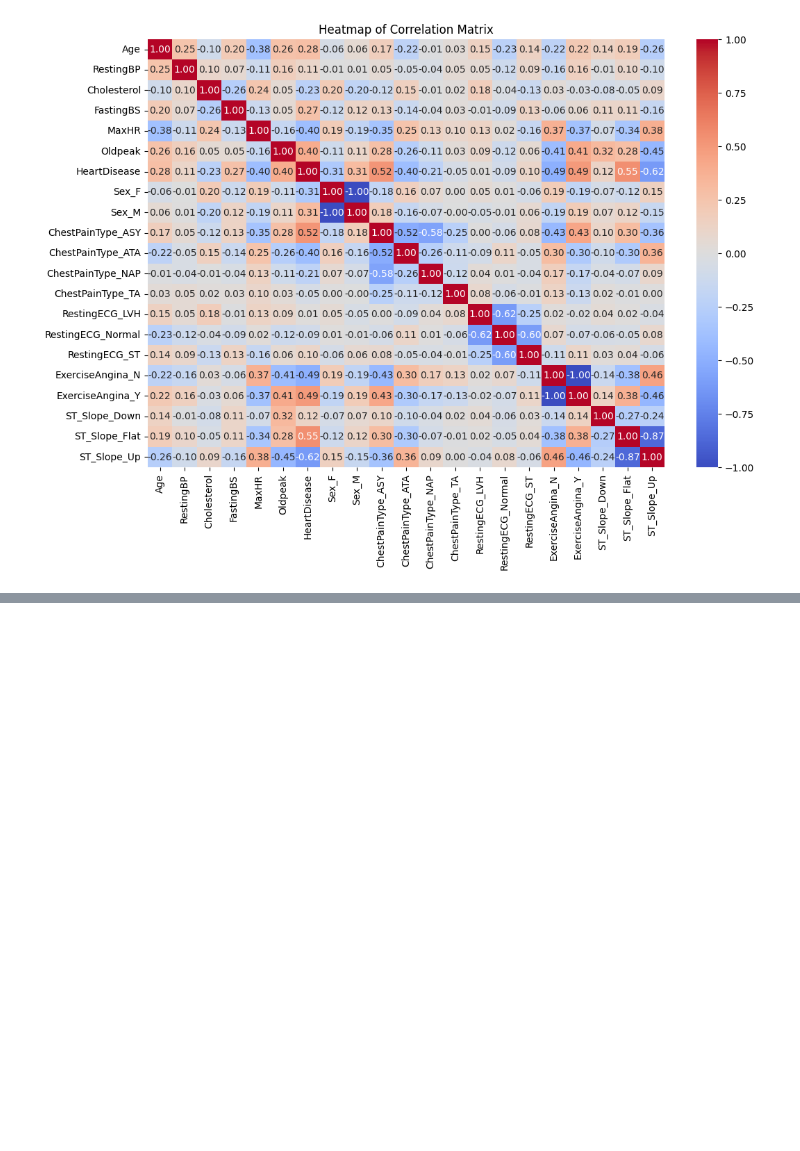
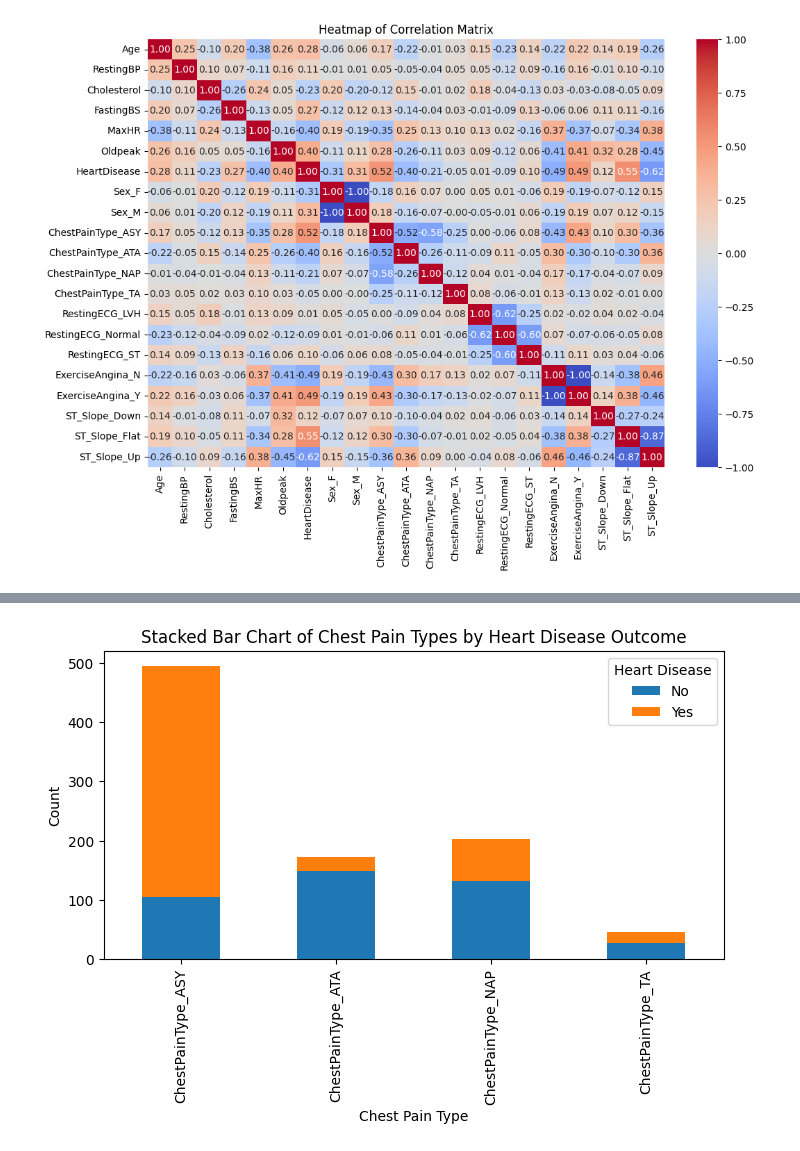
Before and after one commit to syedfaiqueali/CT-562-Machine-Learning, a Jupyter notebook: heart-failure-prediction-using-ann-cnn.ipynb, the cells around one changed output, grey strips where cells are left out. Saved outputs shown, nothing was run; the diff lists cells and outputs as text; code cells hidden in the pictures; blank space fills up the shorter version.

Commit message:
Kaggle Notebook | Heart-Failure-Prediction-Using-ANN-&-CNN | Version 2

```diff
--- a/heart-failure-prediction-using-ann-cnn.ipynb
+++ b/heart-failure-prediction-using-ann-cnn.ipynb
@@ -117,0 +133,14 @@ plt.show()
+# %%
+# Create a stacked bar chart for Chest Pain Types by Heart Disease Outcome
+chest_pain_types = ['ChestPainType_ASY', 'ChestPainType_ATA', 'ChestPainType_NAP', 'ChestPainType_TA']
+heart_disease_outcome = df.groupby('HeartDisease')[chest_pain_types].sum().transpose()
+
+# Plot
+heart_disease_outcome.plot(kind='bar', stacked=True, figsize=(8, 4))
+plt.title('Stacked Bar Chart of Chest Pain Types by Heart Disease Outcome')
+plt.xlabel('Chest Pain Type')
+plt.ylabel('Count')
+plt.legend(title='Heart Disease', labels=['No', 'Yes'])
+plt.show()
+# %% [output]
+[figure, added]
```
Also changed, not shown: parts of 10 cells of this notebook.
